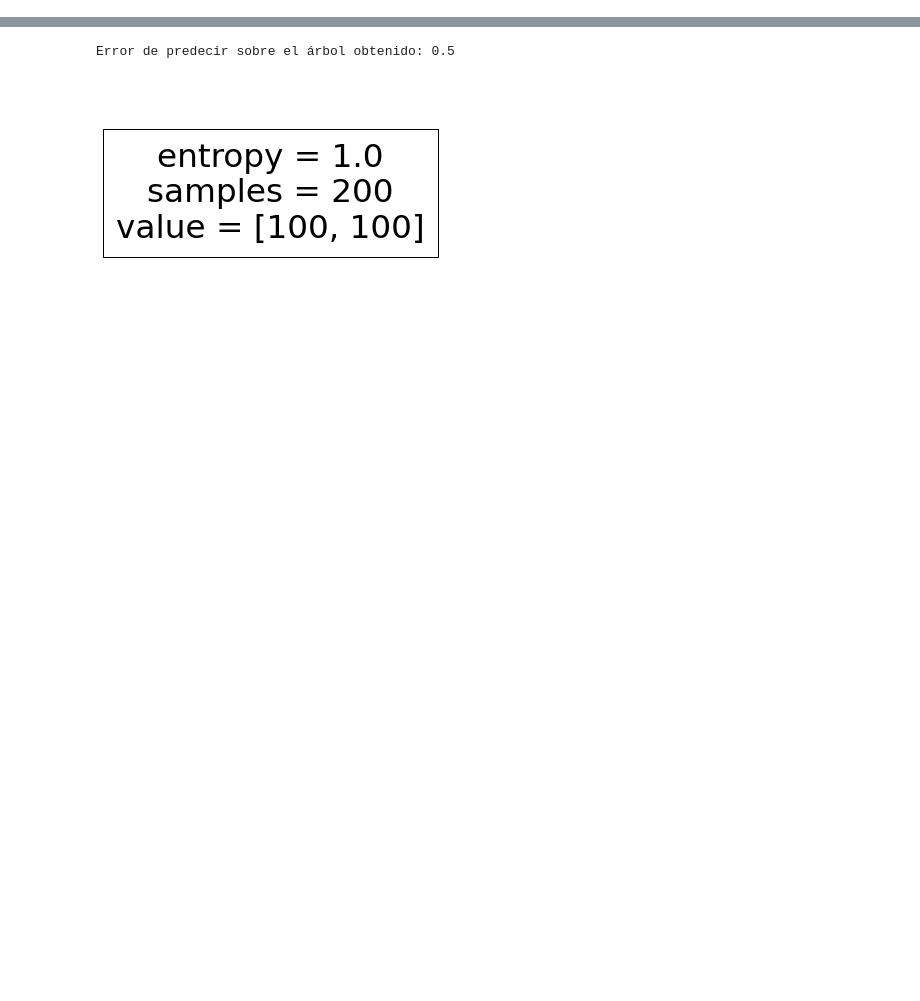
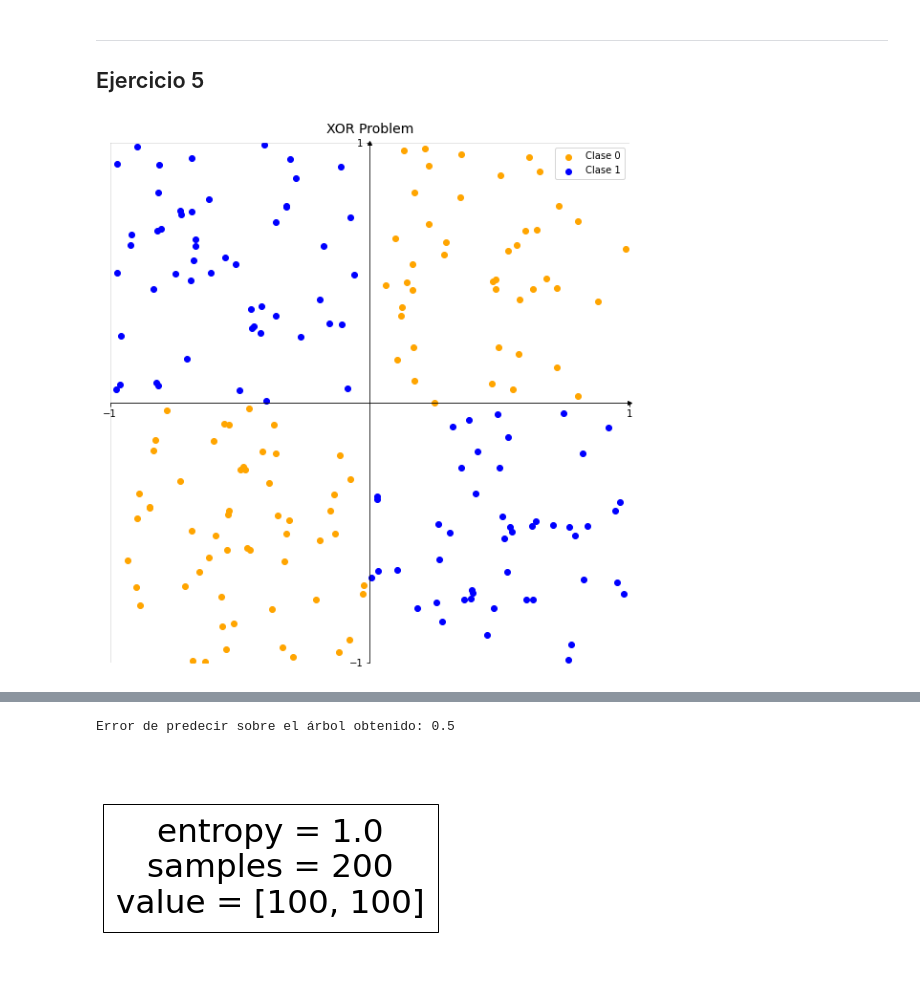
Before and after one commit to jfarizano/IntroML, a Jupyter notebook: TP1/tp1.ipynb, the cells around one changed output, grey strips where cells are left out. Cells and saved outputs as stored; diff of their text form; code cells hidden in the pictures; blank space fills up the shorter version.

```diff
--- a/TP1/tp1.ipynb
+++ b/TP1/tp1.ipynb
@@ -429,0 +525,10 @@ graph_errors(ej4_errors_df, "d")
+# %% [markdown]
+--------------------------------------------------------------------------------
+## Ejercicio 5
+# %%
+# Leo los datos desde el archivo dado
+df_xor = pd.read_csv("xor.csv", header=None, names=[0, 1, 'Class'])
+# Grafico los puntos
+graph_df(df_xor, "XOR Problem")
+# %% [output]
+[figure, added]
```
Also changed, not shown: parts of 19 cells of this notebook, 2 other files.
